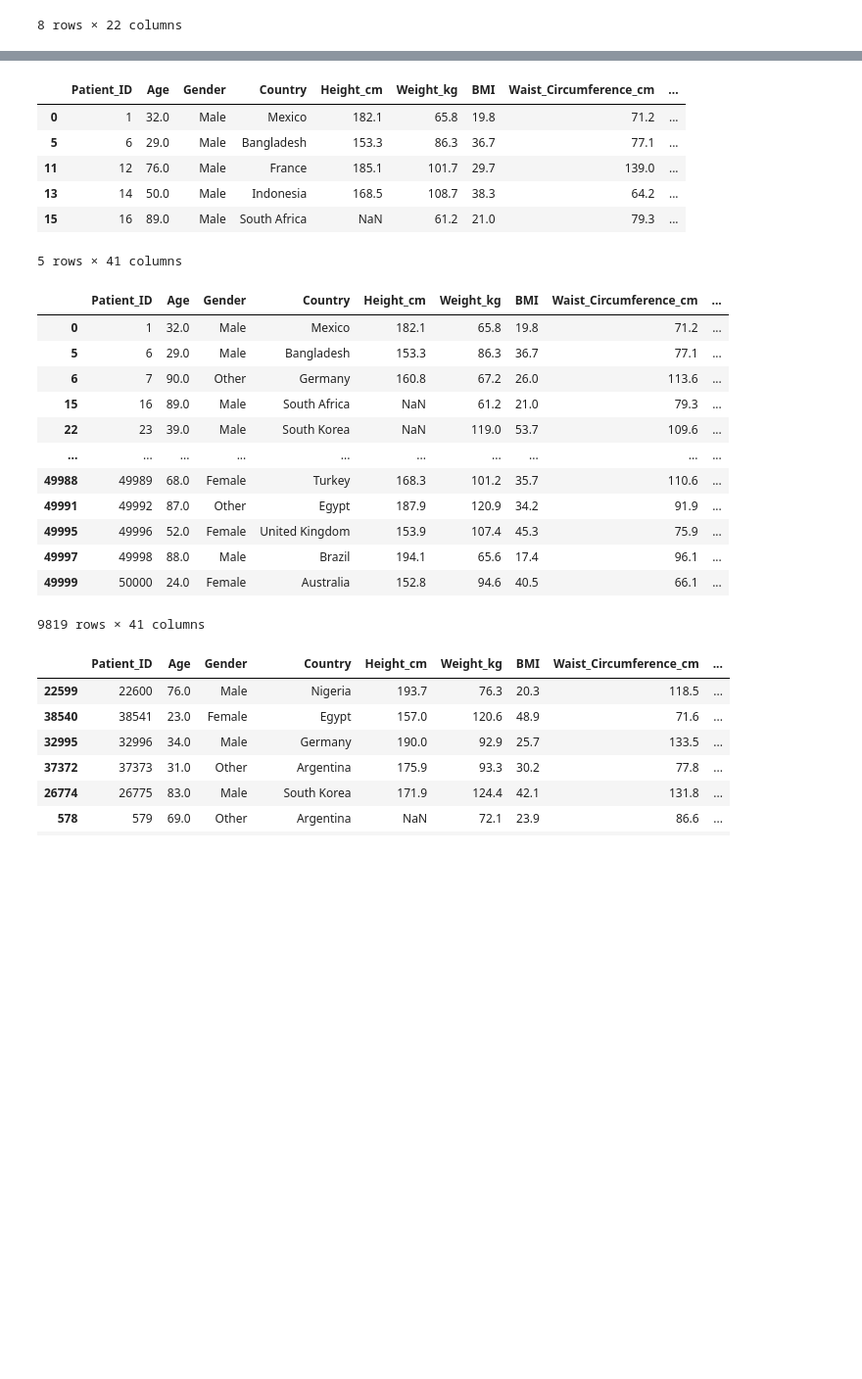
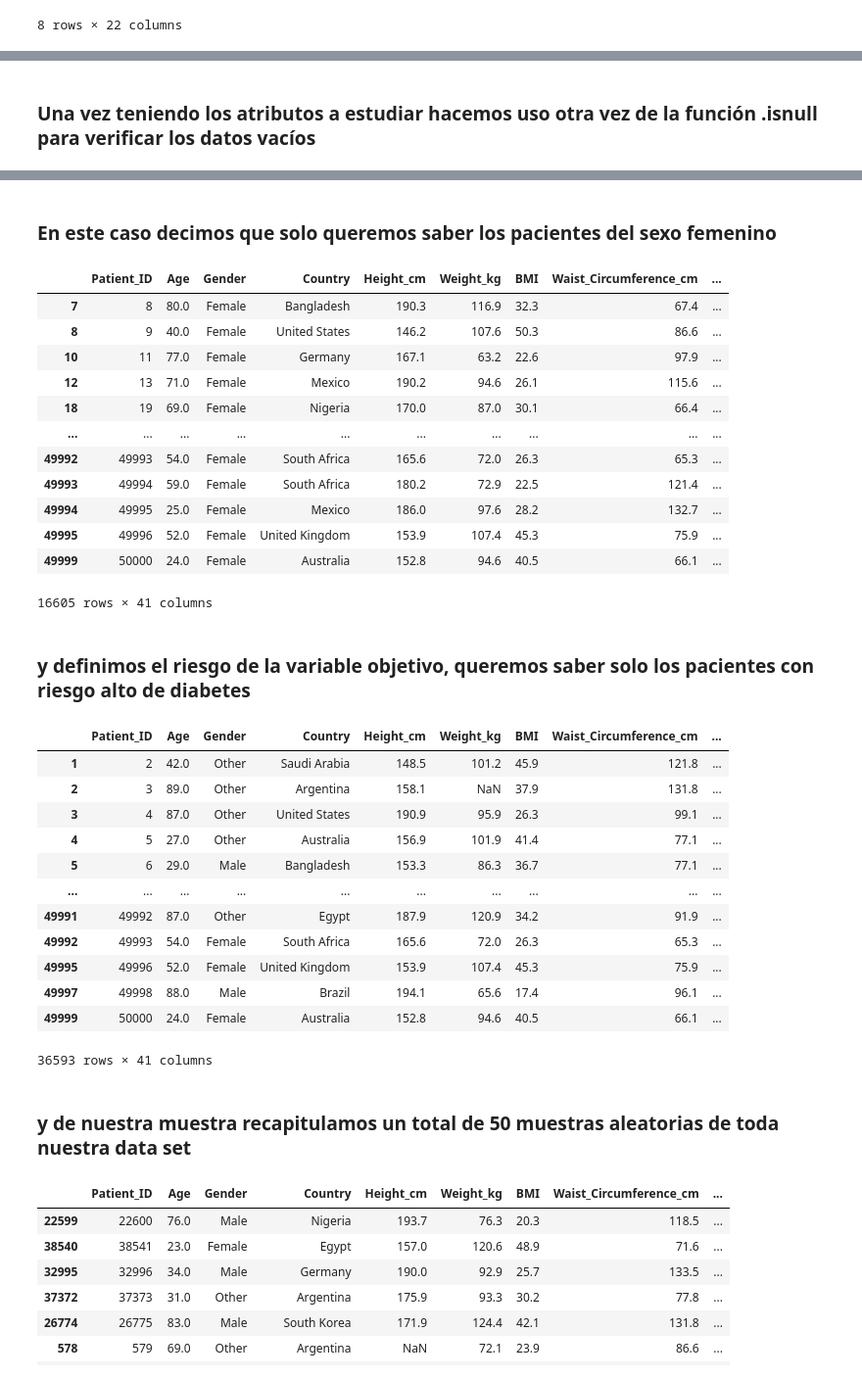
Before and after one commit to hernandezjimmy270-prog/Clase_IARMA-3, a Jupyter notebook: clase.ipynb, the cells around one changed output, grey strips where cells are left out. Shown at 98% size. Cells and saved outputs as stored; diff of their text form; code cells hidden in the pictures; blank space fills up the shorter version.

Commit message:
Nueva DATA

```diff
--- a/clase.ipynb
+++ b/clase.ipynb
@@ -100,6 +105,6 @@ En este caso decimos que solo queremos saber mi dataset.
 # %%
-df["Patient_ID"].fillna(
-    df["Patient_ID"].median(),
+df["Age"].fillna(
+    df["Age"].median(),
     inplace=True
 )
 # %% [output]
@@ -125,6 +132,6 @@ Name: Patient_ID, Length: 50000, dtype: int64
 # %%
-df["Patient_ID"].fillna(
-    df["Age"].mode()[0],
+df["Physical_Activity_Level"].fillna(
+    df["Physical_Activity_Level"].mode()[0],
     inplace=True
 )
 # %% [output]
@@ -150,3 +157,5 @@ Name: Patient_ID, Length: 50000, dtype: int64
+# %% [markdown]
+### Una vez teniendo los atributos a estudiar hacemos uso otra vez de la función .isnull para verificar los datos vacíos
 # %%
 df.isnull().sum()
 # %% [output]
@@ -167,32 +176,44 @@ AI_Health_Recommendation         0
 Doctor_Consultation_Needed       0
 Diabetes_Risk                    0
 dtype: int64
+# %% [markdown]
+### En este caso decimos que solo queremos saber los pacientes del sexo femenino
 # %%
-df[df["Gender"]=="Male"].head()
+df[df["Gender"]=="Female"]
 # %% [output]
 |  | Patient_ID | Age | Gender | Country | Height_cm | Weight_kg | BMI | Waist_Circumference_cm | ... |
-| 0 | 1 | 32.0 | Male | Mexico | 182.1 | 65.8 | 19.8 | 71.2 | ... |
-| 5 | 6 | 29.0 | Male | Bangladesh | 153.3 | 86.3 | 36.7 | 77.1 | ... |
-| 11 | 12 | 76.0 | Male | France | 185.1 | 101.7 | 29.7 | 139.0 | ... |
-| 13 | 14 | 50.0 | Male | Indonesia | 168.5 | 108.7 | 38.3 | 64.2 | ... |
-| 15 | 16 | 89.0 | Male | South Africa | NaN | 61.2 | 21.0 | 79.3 | ... |
+| 7 | 8 | 80.0 | Female | Bangladesh | 190.3 | 116.9 | 32.3 | 67.4 | ... |
+| 8 | 9 | 40.0 | Female | United States | 146.2 | 107.6 | 50.3 | 86.6 | ... |
+| 10 | 11 | 77.0 | Female | Germany | 167.1 | 63.2 | 22.6 | 97.9 | ... |
+| 12 | 13 | 71.0 | Female | Mexico | 190.2 | 94.6 | 26.1 | 115.6 | ... |
+| 18 | 19 | 69.0 | Female | Nigeria | 170.0 | 87.0 | 30.1 | 66.4 | ... |
+| ... | ... | ... | ... | ... | ... | ... | ... | ... | ... |
+| 49992 | 49993 | 54.0 | Female | South Africa | 165.6 | 72.0 | 26.3 | 65.3 | ... |
+| 49993 | 49994 | 59.0 | Female | South Africa | 180.2 | 72.9 | 22.5 | 121.4 | ... |
+| 49994 | 49995 | 25.0 | Female | Mexico | 186.0 | 97.6 | 28.2 | 132.7 | ... |
+| 49995 | 49996 | 52.0 | Female | United Kingdom | 153.9 | 107.4 | 45.3 | 75.9 | ... |
+| 49999 | 50000 | 24.0 | Female | Australia | 152.8 | 94.6 | 40.5 | 66.1 | ... |
-5 rows × 41 columns
+16605 rows × 41 columns
+# %% [markdown]
+### y definimos el riesgo de la variable objetivo, queremos saber solo los pacientes con riesgo alto de diabetes
 # %%
-df[df["Work_Type"]=="Retired"]
+df[df["Diabetes_Risk"]=="High"]
 # %% [output]
 |  | Patient_ID | Age | Gender | Country | Height_cm | Weight_kg | BMI | Waist_Circumference_cm | ... |
-| 0 | 1 | 32.0 | Male | Mexico | 182.1 | 65.8 | 19.8 | 71.2 | ... |
+| 1 | 2 | 42.0 | Other | Saudi Arabia | 148.5 | 101.2 | 45.9 | 121.8 | ... |
+| 2 | 3 | 89.0 | Other | Argentina | 158.1 | NaN | 37.9 | 131.8 | ... |
+| 3 | 4 | 87.0 | Other | United States | 190.9 | 95.9 | 26.3 | 99.1 | ... |
+| 4 | 5 | 27.0 | Other | Australia | 156.9 | 101.9 | 41.4 | 77.1 | ... |
 | 5 | 6 | 29.0 | Male | Bangladesh | 153.3 | 86.3 | 36.7 | 77.1 | ... |
-| 6 | 7 | 90.0 | Other | Germany | 160.8 | 67.2 | 26.0 | 113.6 | ... |
-| 15 | 16 | 89.0 | Male | South Africa | NaN | 61.2 | 21.0 | 79.3 | ... |
-| 22 | 23 | 39.0 | Male | South Korea | NaN | 119.0 | 53.7 | 109.6 | ... |
 | ... | ... | ... | ... | ... | ... | ... | ... | ... | ... |
-| 49988 | 49989 | 68.0 | Female | Turkey | 168.3 | 101.2 | 35.7 | 110.6 | ... |
 | 49991 | 49992 | 87.0 | Other | Egypt | 187.9 | 120.9 | 34.2 | 91.9 | ... |
+| 49992 | 49993 | 54.0 | Female | South Africa | 165.6 | 72.0 | 26.3 | 65.3 | ... |
 | 49995 | 49996 | 52.0 | Female | United Kingdom | 153.9 | 107.4 | 45.3 | 75.9 | ... |
 | 49997 | 49998 | 88.0 | Male | Brazil | 194.1 | 65.6 | 17.4 | 96.1 | ... |
 | 49999 | 50000 | 24.0 | Female | Australia | 152.8 | 94.6 | 40.5 | 66.1 | ... |
-9819 rows × 41 columns
+36593 rows × 41 columns
+# %% [markdown]
+### y de nuestra muestra recapitulamos un total de 50 muestras aleatorias de toda nuestra data set
 # %%
 muestra = df.sample(
     n=50,
```
Also changed, not shown: parts of 44 cells of this notebook, 4 other files.
